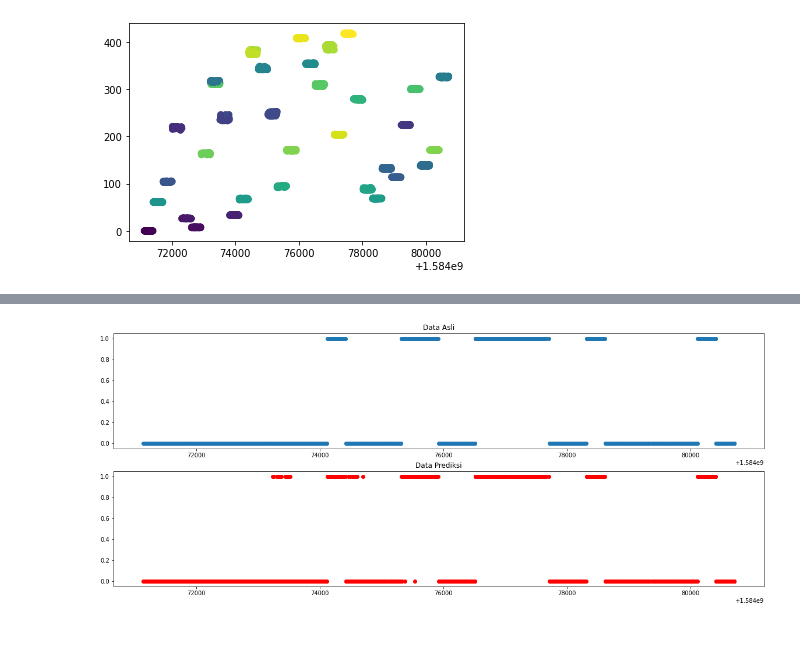
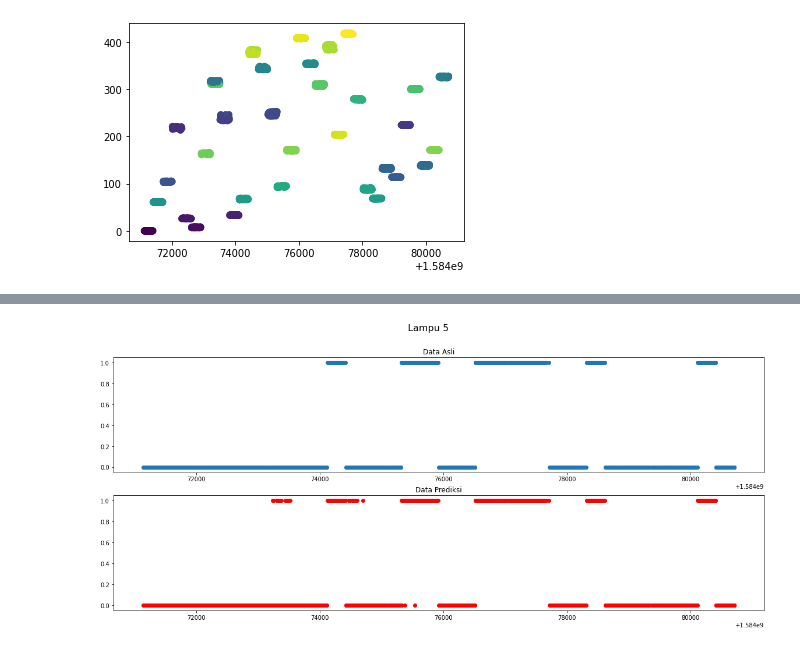
Before and after one commit to HenHimA1/A1, a Jupyter notebook: KNN.ipynb, the cells around one changed output, grey strips where cells are left out. Drawn from its saved outputs; the diff is of its cells as text; code cells hidden in the pictures.

```diff
--- a/KNN.ipynb
+++ b/KNN.ipynb
@@ -176,12 +176,12 @@ plt.show()
 # %%
 plt.figure(figsize=(20, 8))
-plt.title("Lampu 1")
+plt.suptitle('Lampu 5', fontsize=16)
 plt.subplot(211)
 plt.scatter(X_test[:,1],k_ytest5)
 plt.title("Data Asli")
 plt.subplot(212)
 plt.scatter(X_test[:,1],k_prediksi5, color='red')
 plt.title("Data Prediksi")
 plt.show()
 # %% [output]
-[figure, old version]
+[figure, new version]
```
Also changed, not shown: parts of 4 cells of this notebook.
